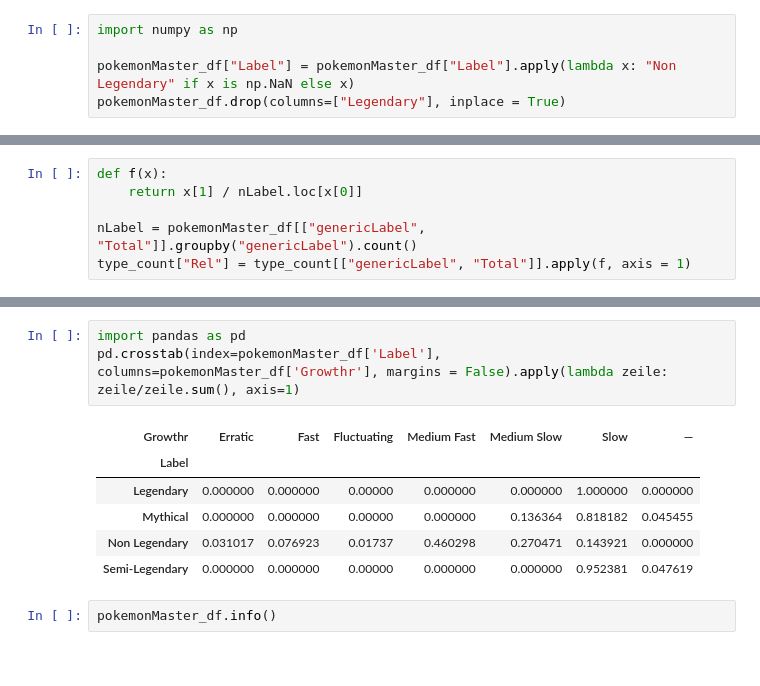
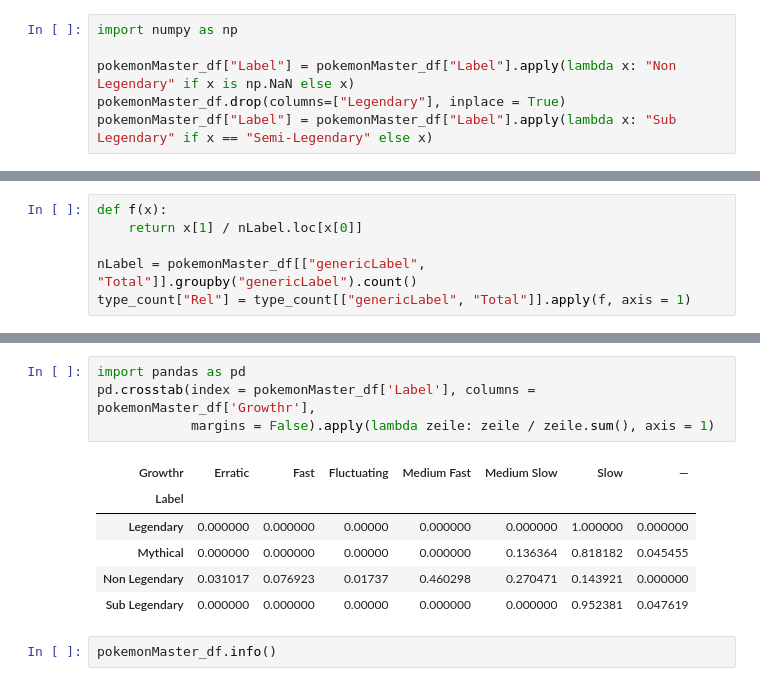
Before and after one commit to paqui003/pokemon_analysis, a Jupyter notebook: Pokemon/exploration/exploration.ipynb, the cells around one changed output, grey strips where cells are left out. Drawn from its saved outputs; the diff is of its cells as text.

```diff
--- a/Pokemon/exploration/exploration.ipynb
+++ b/Pokemon/exploration/exploration.ipynb
@@ -46,6 +50,7 @@ import numpy as np
 
 pokemonMaster_df["Label"] = pokemonMaster_df["Label"].apply(lambda x: "Non Legendary" if x is np.NaN else x)
 pokemonMaster_df.drop(columns=["Legendary"], inplace = True)
+pokemonMaster_df["Label"] = pokemonMaster_df["Label"].apply(lambda x: "Sub Legendary" if x == "Semi-Legendary" else x)
 # %%
 from collections import defaultdict
 
@@ -711,14 +724,15 @@ plt.savefig("../figures/types_label.pdf")
 [figure]
 # %%
 import pandas as pd
-pd.crosstab(index=pokemonMaster_df['Label'], columns=pokemonMaster_df['Growthr'], margins = False).apply(lambda zeile: zeile/zeile.sum(), axis=1)
+pd.crosstab(index = pokemonMaster_df['Label'], columns = pokemonMaster_df['Growthr'],
+            margins = False).apply(lambda zeile: zeile / zeile.sum(), axis = 1)
 # %% [output]
 | Growthr | Erratic | Fast | Fluctuating | Medium Fast | Medium Slow | Slow | — |
 | Label |  |  |  |  |  |  |  |
 | Legendary | 0.000000 | 0.000000 | 0.00000 | 0.000000 | 0.000000 | 1.000000 | 0.000000 |
 | Mythical | 0.000000 | 0.000000 | 0.00000 | 0.000000 | 0.136364 | 0.818182 | 0.045455 |
 | Non Legendary | 0.031017 | 0.076923 | 0.01737 | 0.460298 | 0.270471 | 0.143921 | 0.000000 |
-| Semi-Legendary | 0.000000 | 0.000000 | 0.00000 | 0.000000 | 0.000000 | 0.952381 | 0.047619 |
+| Sub Legendary | 0.000000 | 0.000000 | 0.00000 | 0.000000 | 0.000000 | 0.952381 | 0.047619 |
 # %%
 pokemonMaster_df.info()
 # %% [output]
```
Also changed, not shown: parts of 35 cells of this notebook, 39 other files.
